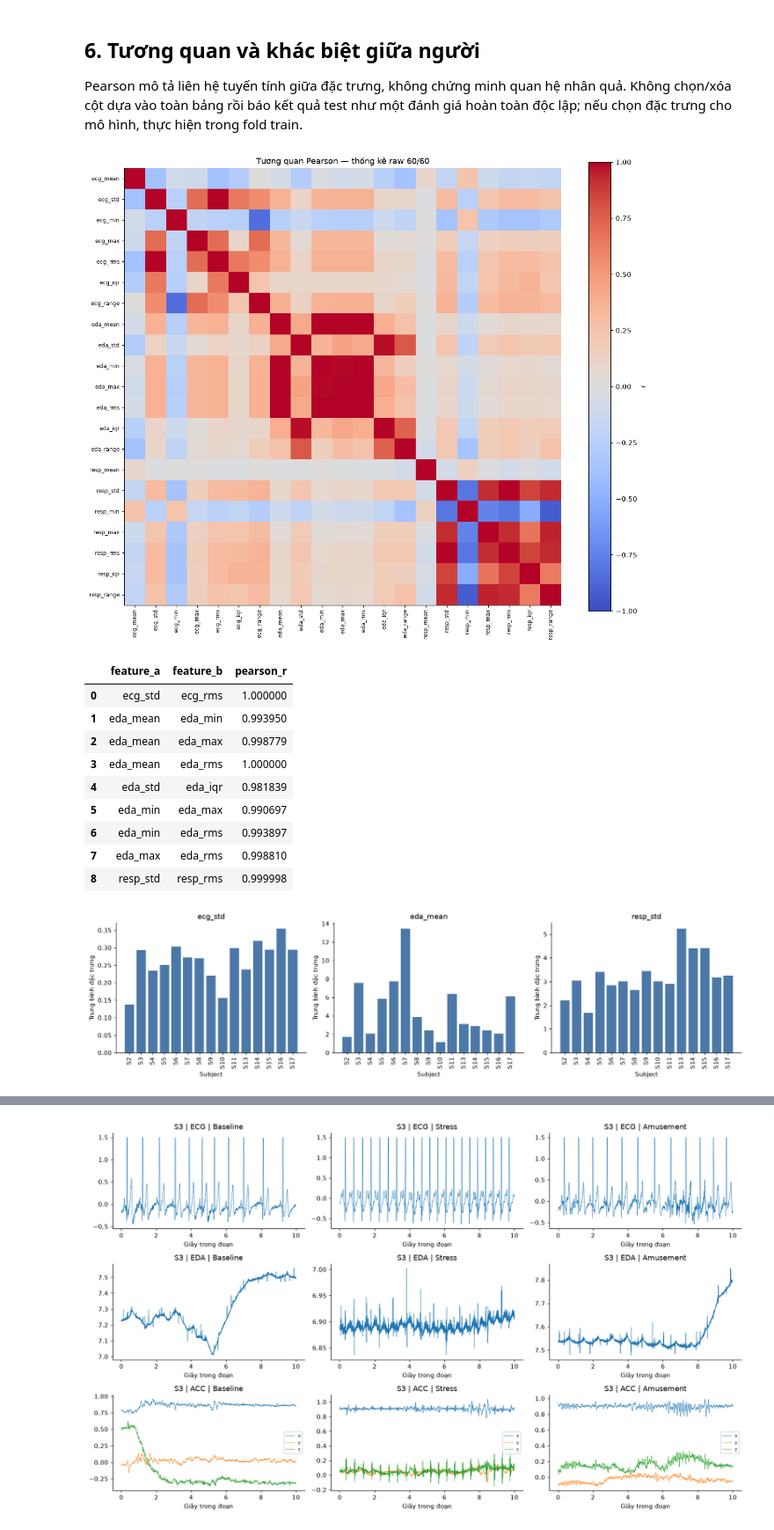
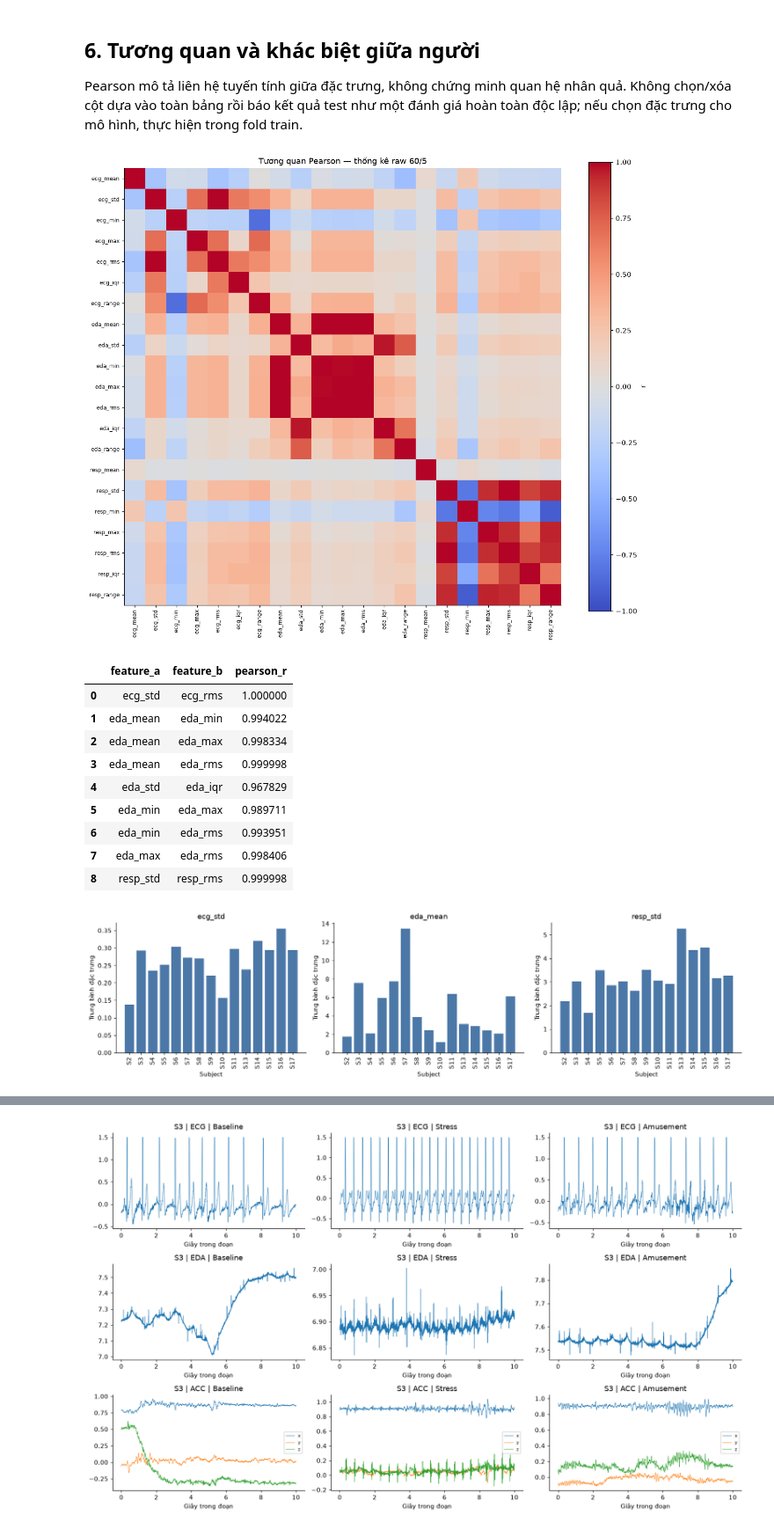
Before and after one commit to thaitran14072006/SGU26_Group09_Machine_Learning, a Jupyter notebook: wesad-stress-detection/notebooks/01_eda.ipynb, the cells around one changed output, grey strips where cells are left out. Shown at 88% size. Cells and saved outputs as stored; diff of their text form; code cells hidden in the pictures.

```diff
--- a/wesad-stress-detection/notebooks/01_eda.ipynb
+++ b/wesad-stress-detection/notebooks/01_eda.ipynb
@@ -20,20 +35,26 @@ import matplotlib.pyplot as plt
 from IPython.display import display
 
 # Chỉ sửa biến này nếu notebook không tìm được gốc dự án.
-PROJECT_ROOT_OVERRIDE = Path.cwd()
+PROJECT_ROOT_OVERRIDE = None  # Hoặc Path(r"C:/duong/dan/wesad-stress-detection")
 if PROJECT_ROOT_OVERRIDE:
     PROJECT_ROOT = Path(PROJECT_ROOT_OVERRIDE).expanduser().resolve()
 else:
     candidates = [Path.cwd(), *Path.cwd().parents]
     candidates += [p / 'wesad-stress-detection' for p in list(candidates)]
-    PROJECT_ROOT = next((p for p in candidates if (p / 'configs/features_chest.yaml').is_file()), None)
+    PROJECT_ROOT = next((p for p in candidates if (p / 'src/wesad').is_dir() and (p / 'configs').is_dir()), None)
     if PROJECT_ROOT is None:
         raise FileNotFoundError('Không tìm thấy gốc dự án. Hãy sửa PROJECT_ROOT_OVERRIDE ở trên.')
 
-FEATURE_DIR = PROJECT_ROOT / '../data/features/chest_60s_step60_raw_stats_v1'
+# Chỉ sửa override nếu feature nằm ngoài thư mục mặc định của dự án.
+FEATURE_DIR_OVERRIDE = None  # Ví dụ: r'D:/shared/chest_raw_stats_majority_v1'
+FEATURE_DIR = (Path(FEATURE_DIR_OVERRIDE).expanduser().resolve() if FEATURE_DIR_OVERRIDE
+               else PROJECT_ROOT / 'data/features/chest_raw_stats_majority_v1')
+WINDOW_SECONDS = 60
+STEP_SECONDS = 5
+MIN_LABEL_FRACTION = 0.90
 FEATURE_PATH = FEATURE_DIR / 'all_subjects.csv'
-TABLE_DIR = PROJECT_ROOT / 'reports/tables/eda_step60'
-FIG_DIR = PROJECT_ROOT / 'reports/figures/eda_step60'
+TABLE_DIR = PROJECT_ROOT / 'notebooks/reports/tables/eda_step5'
+FIG_DIR = PROJECT_ROOT / 'notebooks/reports/figures/eda_step5'
 for folder in (TABLE_DIR, FIG_DIR):
     folder.mkdir(parents=True, exist_ok=True)
 EXPECTED_SUBJECTS = [f'S{i}' for i in [2,3,4,5,6,7,8,9,10,11,13,14,15,16,17]]
@@ -352,38 +397,38 @@ nhân quả. Không chọn/xóa cột dựa vào toàn bảng rồi báo kết q
 # %%
 corr = finite.corr(method='pearson')
 save_table(corr, 'pearson_correlation.csv', index=True)
 fig, ax = plt.subplots(figsize=(12,10))
 im = ax.imshow(corr, cmap='coolwarm', vmin=-1, vmax=1)
 ax.set_xticks(range(len(feature_cols)), feature_cols, rotation=90, fontsize=8)
 ax.set_yticks(range(len(feature_cols)), feature_cols, fontsize=8)
-ax.set_title('Tương quan Pearson — thống kê raw 60/60')
+ax.set_title('Tương quan Pearson — thống kê raw 60/5')
 fig.colorbar(im, ax=ax, label='r')
 save_figure(fig, '05_pearson_heatmap.png')
 pairs = [{'feature_a':a,'feature_b':b,'pearson_r':corr.loc[a,b]}
          for i,a in enumerate(feature_cols) for b in feature_cols[i+1:]
          if pd.notna(corr.loc[a,b]) and abs(corr.loc[a,b]) >= .95]
 high_corr = pd.DataFrame(pairs, columns=['feature_a','feature_b','pearson_r'])
 display(high_corr)
 save_table(high_corr, 'high_correlation_pairs.csv')
 subject_means = finite.assign(subject_id=df.subject_id).groupby('subject_id').mean().reindex(subject_order)
 save_table(subject_means, 'mean_features_by_subject.csv', index=True)
 fig, axes = plt.subplots(1,3,figsize=(15,4))
 for ax, col in zip(axes, ['ecg_std','eda_mean','resp_std']):
     ax.bar(subject_order, subject_means[col], color='#4c78a8')
     ax.set(title=col, xlabel='Subject', ylabel='Trung bình đặc trưng')
     ax.tick_params(axis='x',rotation=90)
 save_figure(fig, '06_subject_differences.png')
 # %% [output]
 [figure]
 |  | feature_a | feature_b | pearson_r |
 | 0 | ecg_std | ecg_rms | 1.000000 |
-| 1 | eda_mean | eda_min | 0.993950 |
-| 2 | eda_mean | eda_max | 0.998779 |
-| 3 | eda_mean | eda_rms | 1.000000 |
-| 4 | eda_std | eda_iqr | 0.981839 |
-| 5 | eda_min | eda_max | 0.990697 |
-| 6 | eda_min | eda_rms | 0.993897 |
-| 7 | eda_max | eda_rms | 0.998810 |
+| 1 | eda_mean | eda_min | 0.994022 |
+| 2 | eda_mean | eda_max | 0.998334 |
+| 3 | eda_mean | eda_rms | 0.999998 |
+| 4 | eda_std | eda_iqr | 0.967829 |
+| 5 | eda_min | eda_max | 0.989711 |
+| 6 | eda_min | eda_rms | 0.993951 |
+| 7 | eda_max | eda_rms | 0.998406 |
 | 8 | resp_std | resp_rms | 0.999998 |
 [figure]
 # %% [markdown]
```
Also changed, not shown: parts of 12 cells of this notebook.
